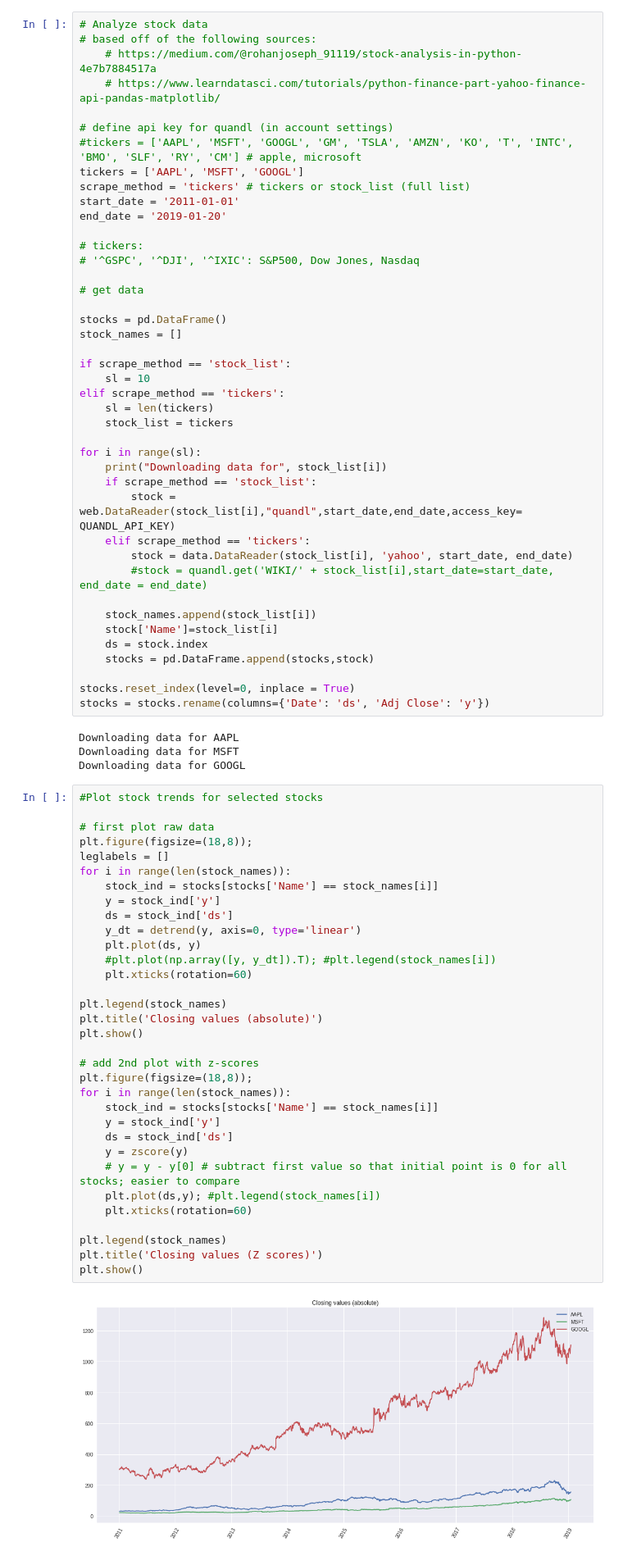
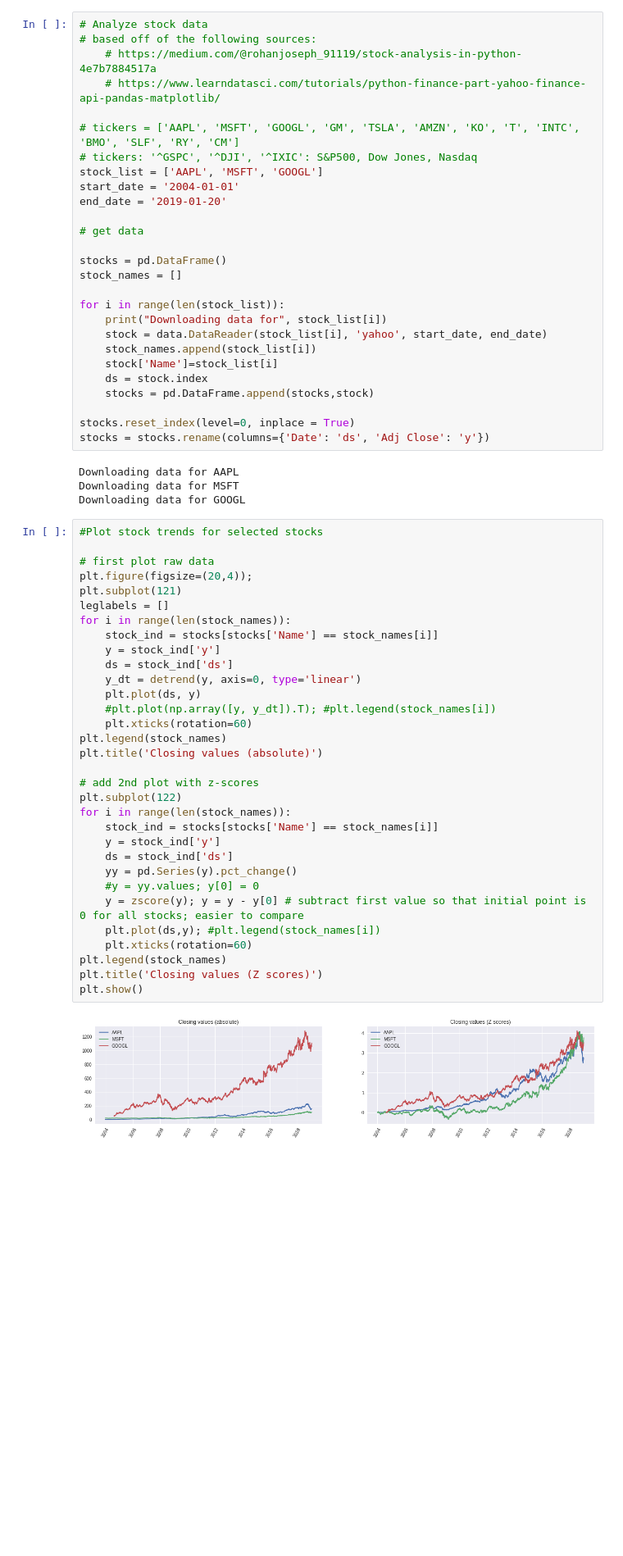
Before and after one commit to amandakeasson/ML_projects, a Jupyter notebook: stocks.ipynb, the cells around one changed output. Shown: that part at 82% size. Saved outputs shown, nothing was run; the diff lists cells and outputs as text; blank space fills up the shorter version.

```diff
--- a/stocks.ipynb
+++ b/stocks.ipynb
@@ -41,35 +41,20 @@ def getstock(stock_name):
     # https://medium.com/@rohanjoseph_91119/stock-analysis-in-python-4e7b7884517a
     # https://www.learndatasci.com/tutorials/python-finance-part-yahoo-finance-api-pandas-matplotlib/
 
-# define api key for quandl (in account settings)
-#tickers = ['AAPL', 'MSFT', 'GOOGL', 'GM', 'TSLA', 'AMZN', 'KO', 'T', 'INTC', 'BMO', 'SLF', 'RY', 'CM'] # apple, microsoft
-tickers = ['AAPL', 'MSFT', 'GOOGL']
-scrape_method = 'tickers' # tickers or stock_list (full list)
-start_date = '2011-01-01'
+# tickers = ['AAPL', 'MSFT', 'GOOGL', 'GM', 'TSLA', 'AMZN', 'KO', 'T', 'INTC', 'BMO', 'SLF', 'RY', 'CM']
+# tickers: '^GSPC', '^DJI', '^IXIC': S&P500, Dow Jones, Nasdaq
+stock_list = ['AAPL', 'MSFT', 'GOOGL']
+start_date = '2004-01-01'
 end_date = '2019-01-20'
-
-# tickers:
-# '^GSPC', '^DJI', '^IXIC': S&P500, Dow Jones, Nasdaq
 
 # get data
 
 stocks = pd.DataFrame()
 stock_names = []
 
-if scrape_method == 'stock_list':
-    sl = 10
-elif scrape_method == 'tickers':
-    sl = len(tickers)
-    stock_list = tickers
-
-for i in range(sl):
+for i in range(len(stock_list)):
     print("Downloading data for", stock_list[i])
-    if scrape_method == 'stock_list':
-        stock = web.DataReader(stock_list[i],"quandl",start_date,end_date,access_key= QUANDL_API_KEY)
-    elif scrape_method == 'tickers':
-        stock = data.DataReader(stock_list[i], 'yahoo', start_date, end_date)
-        #stock = quandl.get('WIKI/' + stock_list[i],start_date=start_date, end_date = end_date)
-
+    stock = data.DataReader(stock_list[i], 'yahoo', start_date, end_date)
     stock_names.append(stock_list[i])
     stock['Name']=stock_list[i]
     ds = stock.index
@@ -84,35 +69,34 @@ Downloading data for GOOGL
 # %%
 #Plot stock trends for selected stocks
 
 # first plot raw data
-plt.figure(figsize=(18,8));
+plt.figure(figsize=(20,4));
+plt.subplot(121)
 leglabels = []
 for i in range(len(stock_names)):
     stock_ind = stocks[stocks['Name'] == stock_names[i]]
     y = stock_ind['y']
     ds = stock_ind['ds']
     y_dt = detrend(y, axis=0, type='linear')
     plt.plot(ds, y)
     #plt.plot(np.array([y, y_dt]).T); #plt.legend(stock_names[i])
     plt.xticks(rotation=60)
-
 plt.legend(stock_names)
 plt.title('Closing values (absolute)')
-plt.show()
 
 # add 2nd plot with z-scores
-plt.figure(figsize=(18,8));
+plt.subplot(122)
 for i in range(len(stock_names)):
     stock_ind = stocks[stocks['Name'] == stock_names[i]]
     y = stock_ind['y']
     ds = stock_ind['ds']
-    y = zscore(y)
-    # y = y - y[0] # subtract first value so that initial point is 0 for all stocks; easier to compare
+    yy = pd.Series(y).pct_change()
+    #y = yy.values; y[0] = 0
+    y = zscore(y); y = y - y[0] # subtract first value so that initial point is 0 for all stocks; easier to compare
     plt.plot(ds,y); #plt.legend(stock_names[i])
     plt.xticks(rotation=60)
-
 plt.legend(stock_names)
 plt.title('Closing values (Z scores)')
 plt.show()
 # %% [output]
-[figure, old version]
+[figure, new version]
```
Also changed, not shown: parts of 13 cells of this notebook.
